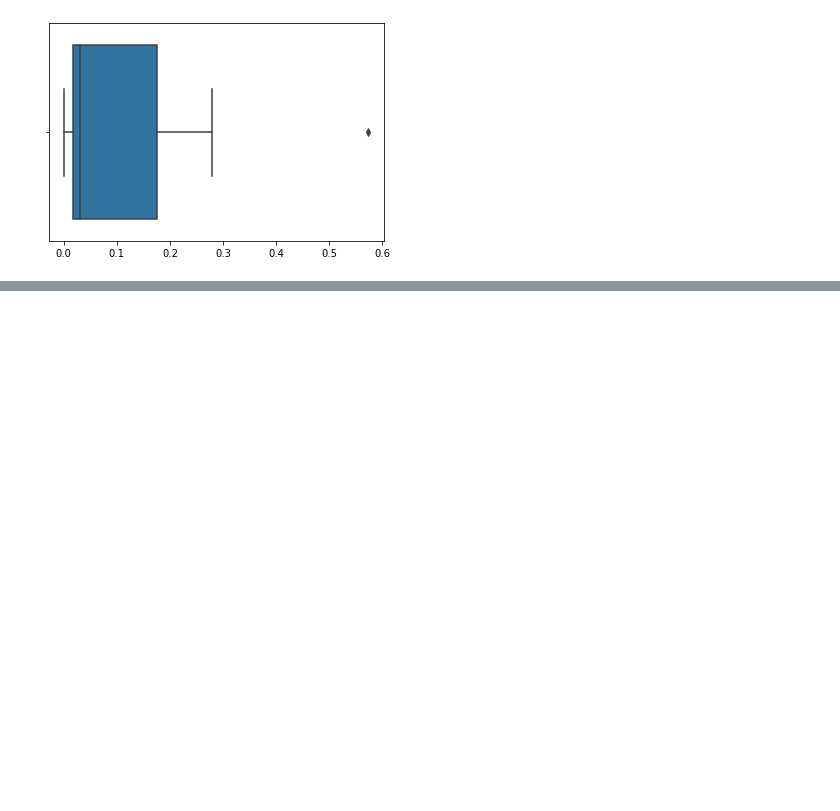
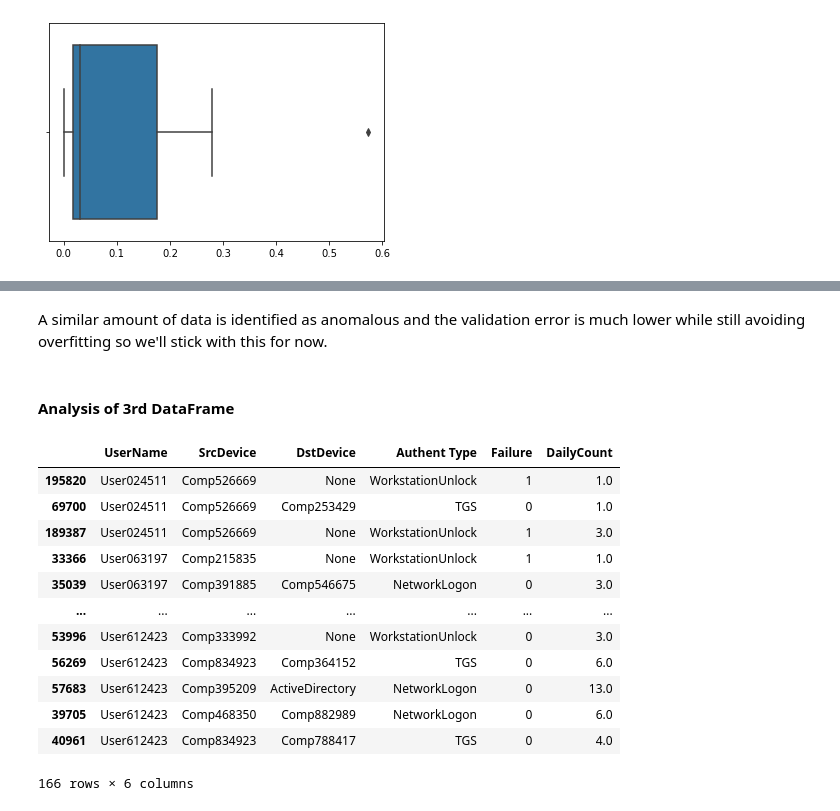
Before and after one commit to gabejg/Advanced-Cyber-Analytics-for-Attack-Detection, a Jupyter notebook: Anomaly Detection/Anomaly Detection.ipynb, the cells around one changed output, grey strips where cells are left out. Saved outputs shown, nothing was run; the diff lists cells and outputs as text; code cells hidden in the pictures; blank space fills up the shorter version.

```diff
--- a/Anomaly Detection/Anomaly Detection.ipynb
+++ b/Anomaly Detection/Anomaly Detection.ipynb
@@ -1232,0 +1348,42 @@ plt.show()
+# %%
+try:
+    print('Reading Data.')
+    anomalies_ae_3 = pickle.load(open('Anomalies AE MMS.p','rb'))
+    val_loss_3 = pickle.load(open('Validation Loss MMS.p','rb'))
+    anomaly_bool_3 = []
+
+    for un in rt_usernames:
+        try:
+            anomaly_bool_3.append((len(anomalies_ae_3[anomalies_ae_3['UserName'] == un]),un))
+        except KeyError:
+            anomaly_bool_3.append((0,un))
+    clear_output()
+    print('Data available.')
+except:
+    clear_output()
+    print('Running AutoEncoder')
+    frames_3 = []
+    anomaly_bool_3 = []
+    val_loss_3 = []
+
+    s_time = datetime.datetime.now()
+
+    for i in range(len(rt_usernames)):
+        clear_output(wait=True)
+        print('Working with username {} of {}. {:.2f} percentage complete.'.format(i+1,len(rt_usernames),100*((i+1)/len(rt_usernames))))
+        f,b,val = ae_anomaly_finder_3(rt_usernames[i],24)
+        if b == 1:
+            frames_3.append(f)
+            anomaly_bool_3.append((len(f),rt_usernames[i]))
+            val_loss_3.append((val,rt_usernames[i]))
+        else:
+            anomaly_bool_3.append((0,rt_usernames[i]))
+            val_loss_3.append((val,rt_usernames[i]))
+            pass
+    anomalies_ae_3 = pd.concat(frames_3)
+
+    pickle.dump(anomalies_ae_3, open('Anomalies AE MMS.p','wb'))
+    pickle.dump(val_loss_3, open('Validation Loss MMS.p','wb'))
+
+    e_time = datetime.datetime.now()
+    print(e_time-s_time)
@@ -1232,0 +1425,20 @@ plt.show()
+# %% [markdown]
+ A similar amount of data is identified as anomalous and the validation error is much lower while still avoiding overfitting so we'll stick with this for now.
+# %% [markdown]
+#### Analysis of 3rd DataFrame
+# %%
+anomalies_ae_3
+# %% [output]
+|  | UserName | SrcDevice | DstDevice | Authent Type | Failure | DailyCount |
+| 195820 | User024511 | Comp526669 | None | WorkstationUnlock | 1 | 1.0 |
+| 69700 | User024511 | Comp526669 | Comp253429 | TGS | 0 | 1.0 |
+| 189387 | User024511 | Comp526669 | None | WorkstationUnlock | 1 | 3.0 |
+| 33366 | User063197 | Comp215835 | None | WorkstationUnlock | 1 | 1.0 |
+| 35039 | User063197 | Comp391885 | Comp546675 | NetworkLogon | 0 | 3.0 |
+| ... | ... | ... | ... | ... | ... | ... |
+| 53996 | User612423 | Comp333992 | None | WorkstationUnlock | 0 | 3.0 |
+| 56269 | User612423 | Comp834923 | Comp364152 | TGS | 0 | 6.0 |
+| 57683 | User612423 | Comp395209 | ActiveDirectory | NetworkLogon | 0 | 13.0 |
+| 39705 | User612423 | Comp468350 | Comp882989 | NetworkLogon | 0 | 6.0 |
+| 40961 | User612423 | Comp834923 | Comp788417 | TGS | 0 | 4.0 |
+166 rows × 6 columns
```
Also changed, not shown: parts of 23 cells of this notebook, 4 other files.
